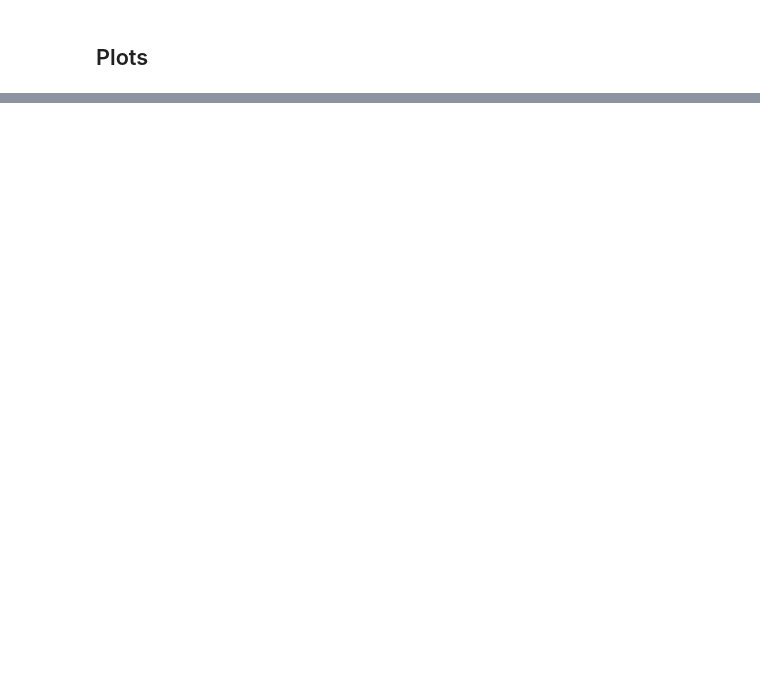
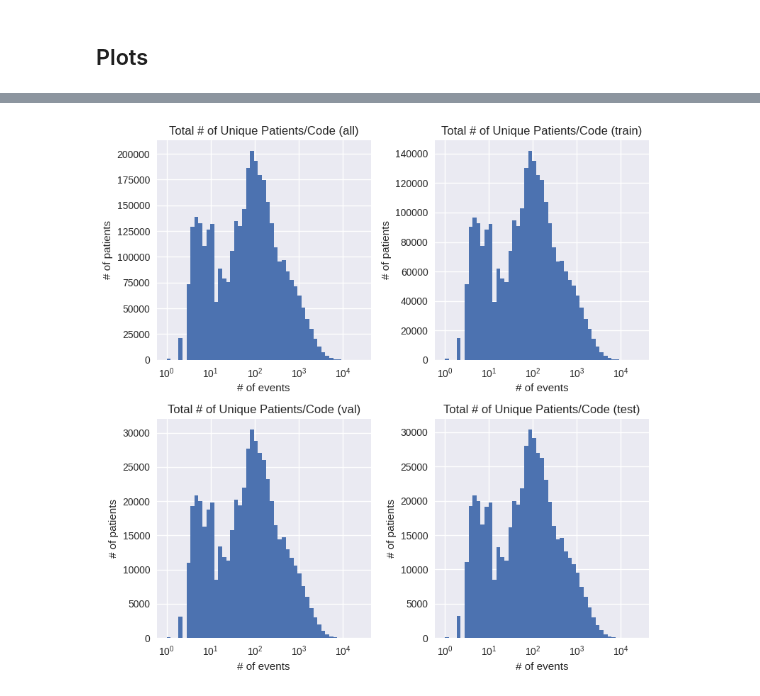
Before and after one commit to som-shahlab/hf_ehr, a Jupyter notebook: hf_ehr/stats/dataset_stats.ipynb, the cells around one changed output, grey strips where cells are left out. Drawn from its saved outputs; the diff is of its cells as text; code cells hidden in the pictures; blank space fills up the shorter version.

```diff
--- a/hf_ehr/stats/dataset_stats.ipynb
+++ b/hf_ehr/stats/dataset_stats.ipynb
@@ -115,0 +102,6 @@ plt.show()
+# %%
+# Distribution of code occurrences for each split, one in each subplot of a 2x2 grid. Use a for loop over SPLITS
+plot_histogram(patient_2_unique_sequence_length, os.path.join(path_to_v8_stats_dir, 'patient_2_unique_sequence_length.png'),
+                'Total # of Unique Patients/Code', '# of patients', '# of codes')
+# %% [output]
+[figure, added]
```
Also changed, not shown: parts of 9 cells of this notebook, 1 other file.
